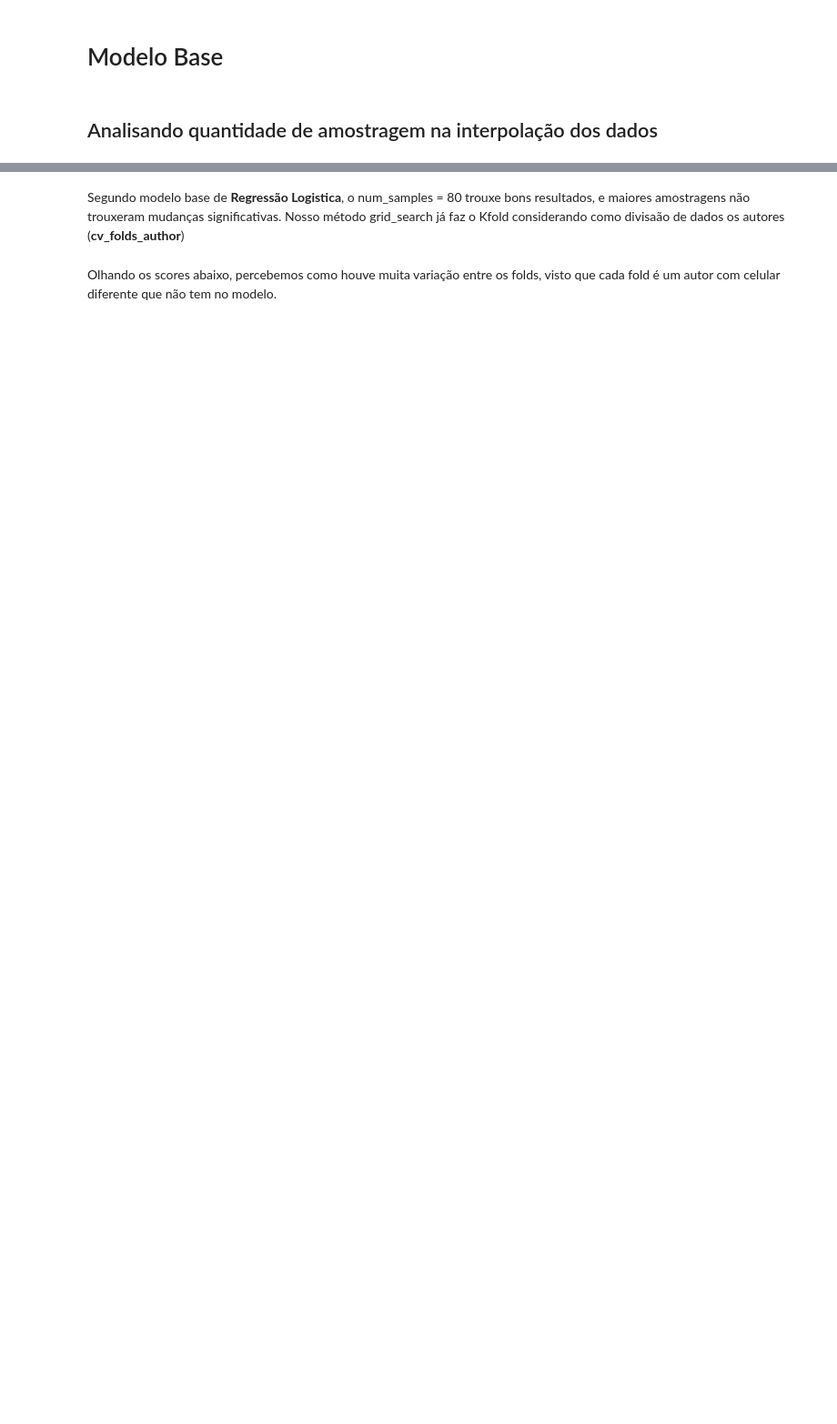
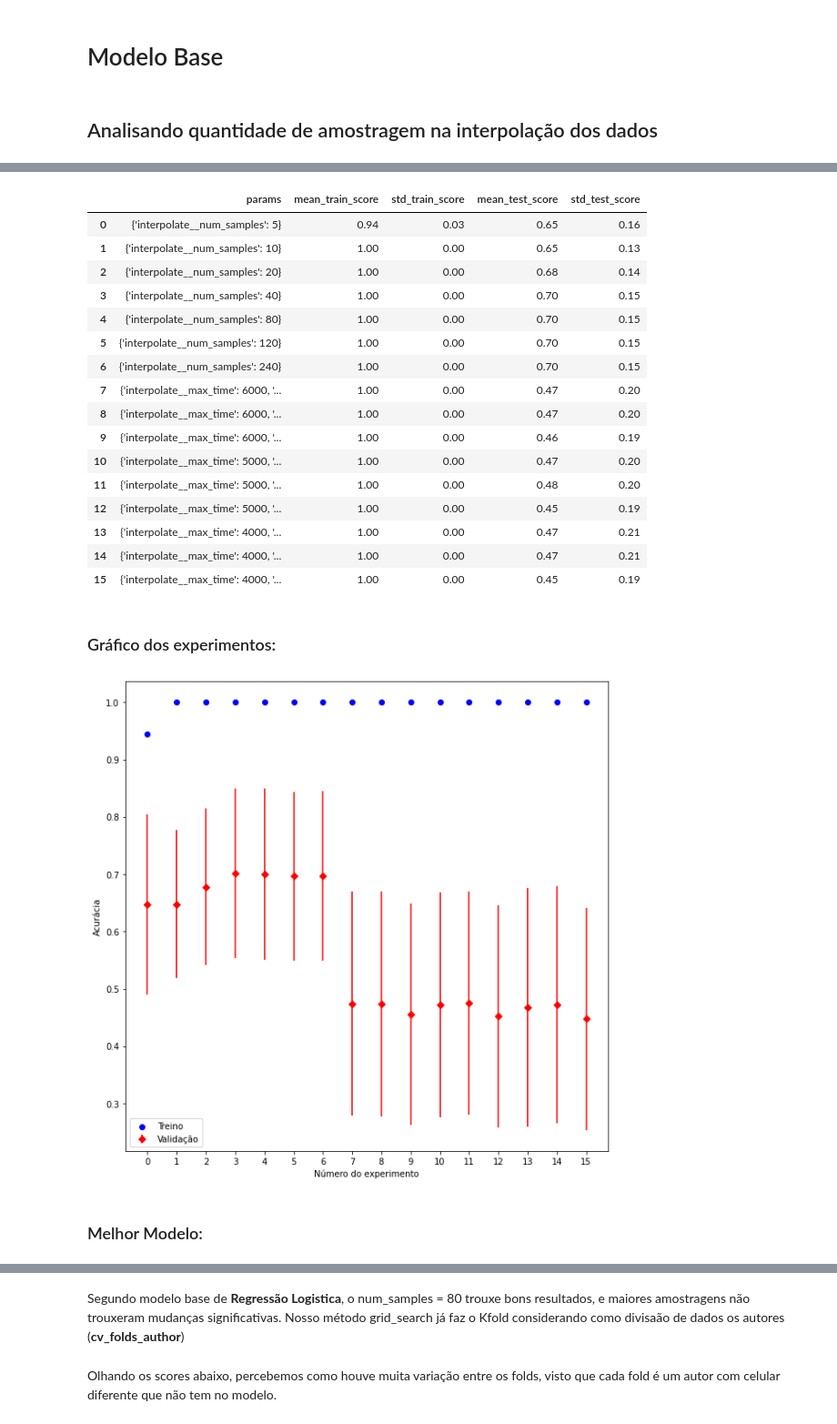
Before and after one commit to HeitorBRaymundo/mc906, a Jupyter notebook: prj3/NeuralNetwork.ipynb, the cells around one changed output, grey strips where cells are left out. Shown at 91% size. Drawn from its saved outputs; the diff is of its cells as text; code cells hidden in the pictures; blank space fills up the shorter version.

```diff
--- a/prj3/NeuralNetwork.ipynb
+++ b/prj3/NeuralNetwork.ipynb
@@ -20,5 +26,14 @@ pipe = Pipeline([
     ('logistic', LogisticRegression(random_state=0, max_iter=100000))
 ])
 
-parameters = {'interpolate__num_samples': [5, 10, 20, 40, 80, 120, 240]}
-grid_search(pipe, parameters, database_train.X, database_train.y, n_jobs=6)
+parameters = [
+    {'interpolate__num_samples': [5, 10, 20, 40, 80, 120, 240]},
+
+    {'interpolate__num_samples': [None],
+     'interpolate__timestep': [10, 50, 100],
+     'interpolate__max_time': [6000, 5000, 4000]
+    }
+]
+
+grid_search(pipe, parameters, database_train.X, database_train.y, database_train.cv_author, n_jobs=6)
+# %% [output]
@@ -24,0 +53,20 @@ grid_search(pipe, parameters, database_train.X, database_train.y, n_jobs=6)
+|  | params | mean_train_score | std_train_score | mean_test_score | std_test_score |
+| 0 | {'interpolate__num_samples': 5} | 0.94 | 0.03 | 0.65 | 0.16 |
+| 1 | {'interpolate__num_samples': 10} | 1.00 | 0.00 | 0.65 | 0.13 |
+| 2 | {'interpolate__num_samples': 20} | 1.00 | 0.00 | 0.68 | 0.14 |
+| 3 | {'interpolate__num_samples': 40} | 1.00 | 0.00 | 0.70 | 0.15 |
+| 4 | {'interpolate__num_samples': 80} | 1.00 | 0.00 | 0.70 | 0.15 |
+| 5 | {'interpolate__num_samples': 120} | 1.00 | 0.00 | 0.70 | 0.15 |
+| 6 | {'interpolate__num_samples': 240} | 1.00 | 0.00 | 0.70 | 0.15 |
+| 7 | {'interpolate__max_time': 6000, '... | 1.00 | 0.00 | 0.47 | 0.20 |
+| 8 | {'interpolate__max_time': 6000, '... | 1.00 | 0.00 | 0.47 | 0.20 |
+| 9 | {'interpolate__max_time': 6000, '... | 1.00 | 0.00 | 0.46 | 0.19 |
+| 10 | {'interpolate__max_time': 5000, '... | 1.00 | 0.00 | 0.47 | 0.20 |
+| 11 | {'interpolate__max_time': 5000, '... | 1.00 | 0.00 | 0.48 | 0.20 |
+| 12 | {'interpolate__max_time': 5000, '... | 1.00 | 0.00 | 0.45 | 0.19 |
+| 13 | {'interpolate__max_time': 4000, '... | 1.00 | 0.00 | 0.47 | 0.21 |
+| 14 | {'interpolate__max_time': 4000, '... | 1.00 | 0.00 | 0.47 | 0.21 |
+| 15 | {'interpolate__max_time': 4000, '... | 1.00 | 0.00 | 0.45 | 0.19 |
+Gráfico dos experimentos:
+[figure, added]
+Melhor Modelo:
```
Also changed, not shown: parts of 38 cells of this notebook, 9 other files.
